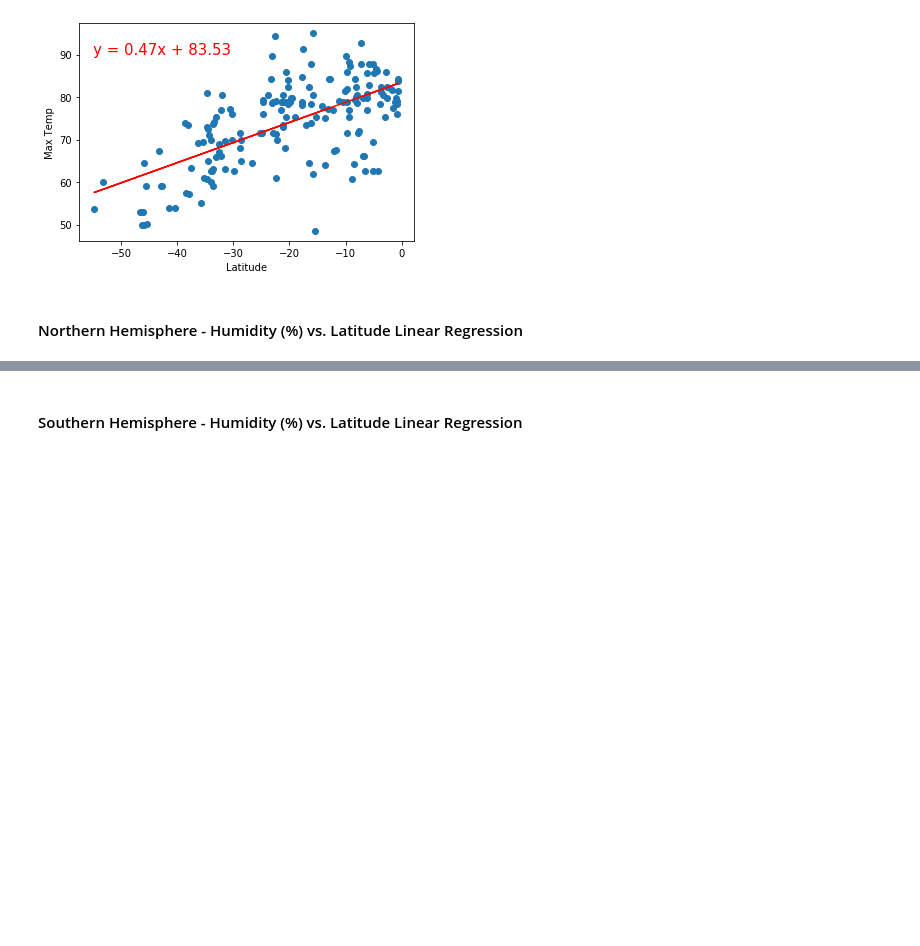
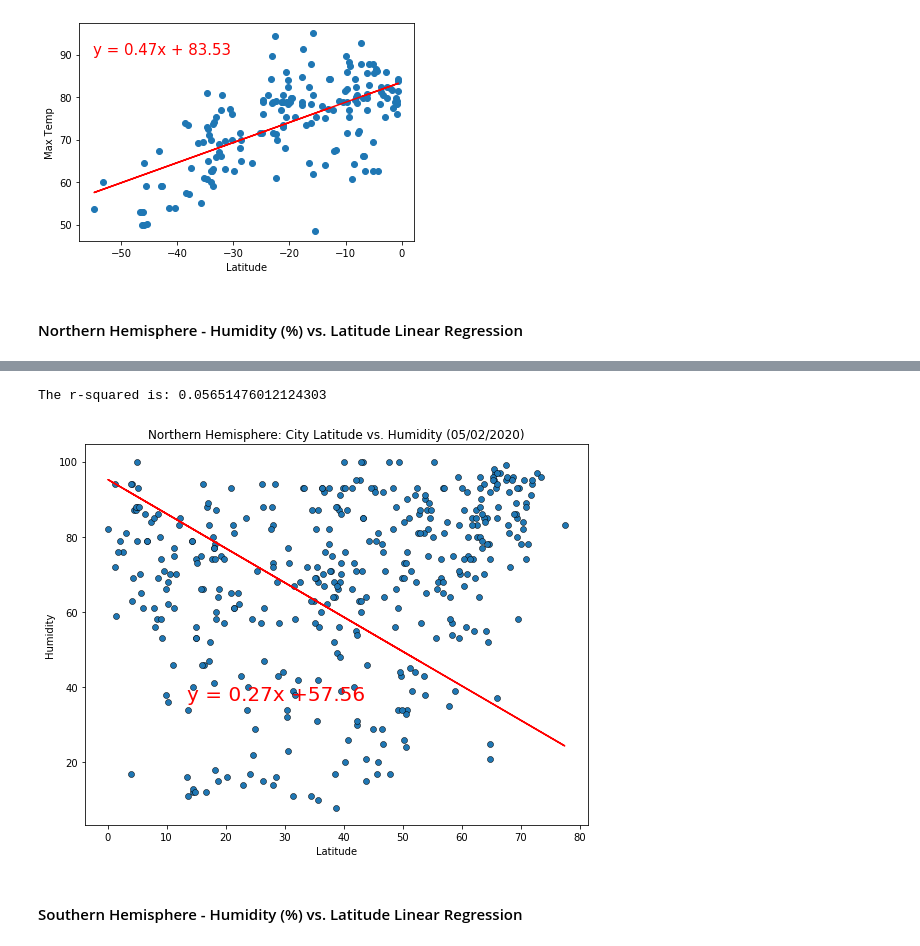
Before and after one commit to c-pompa/API-Challenge, a Jupyter notebook: WeatherPy/WeatherPy.ipynb, the cells around one changed output, grey strips where cells are left out. Saved outputs shown, nothing was run; the diff lists cells and outputs as text; code cells hidden in the pictures; blank space fills up the shorter version.

```diff
--- a/WeatherPy/WeatherPy.ipynb
+++ b/WeatherPy/WeatherPy.ipynb
@@ -464,3 +600,8 @@ The r-squared is: 0.10829462153873139
+# %%
+NorthernlinRegressPlots(lat_vs_humid_df)
+# %% [output]
+The r-squared is: 0.05651476012124303
+[figure, added]
 # %% [markdown]
 ####  Southern Hemisphere - Humidity (%) vs. Latitude Linear Regression
 # %%
```
Also changed, not shown: parts of 20 cells of this notebook.
